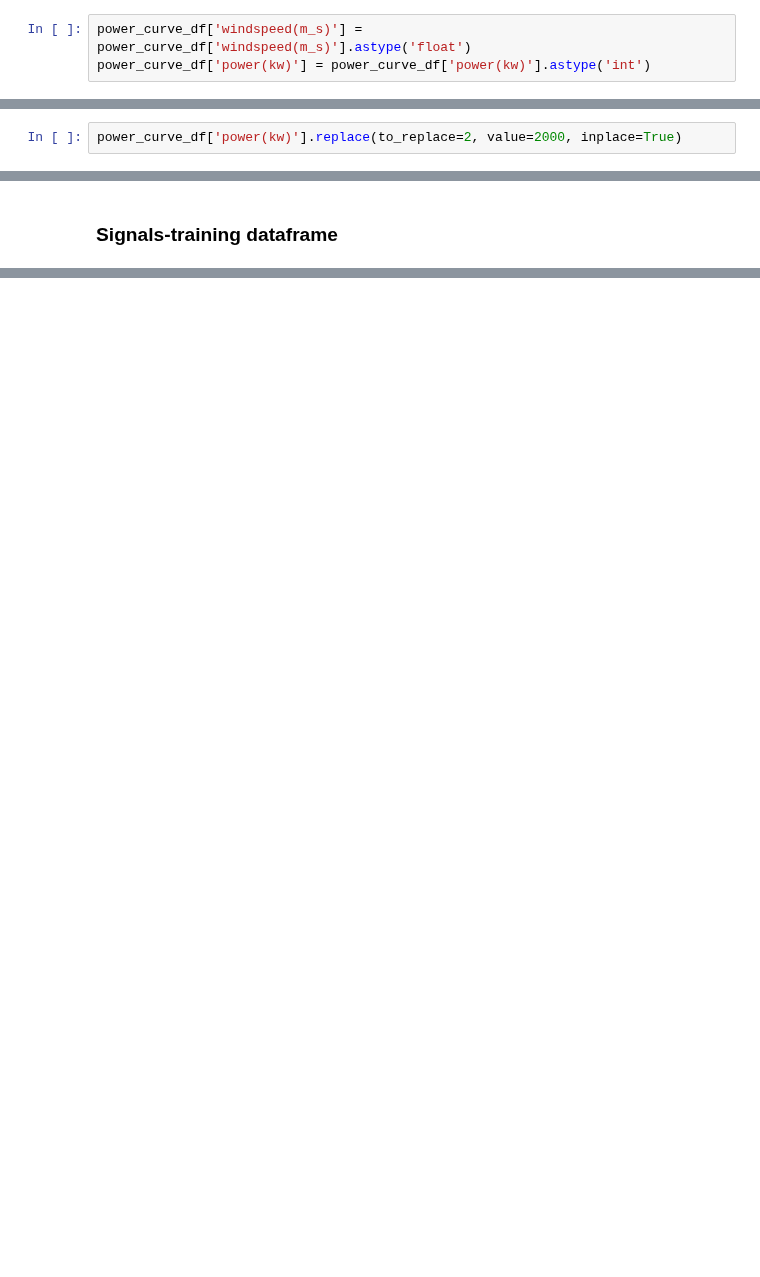
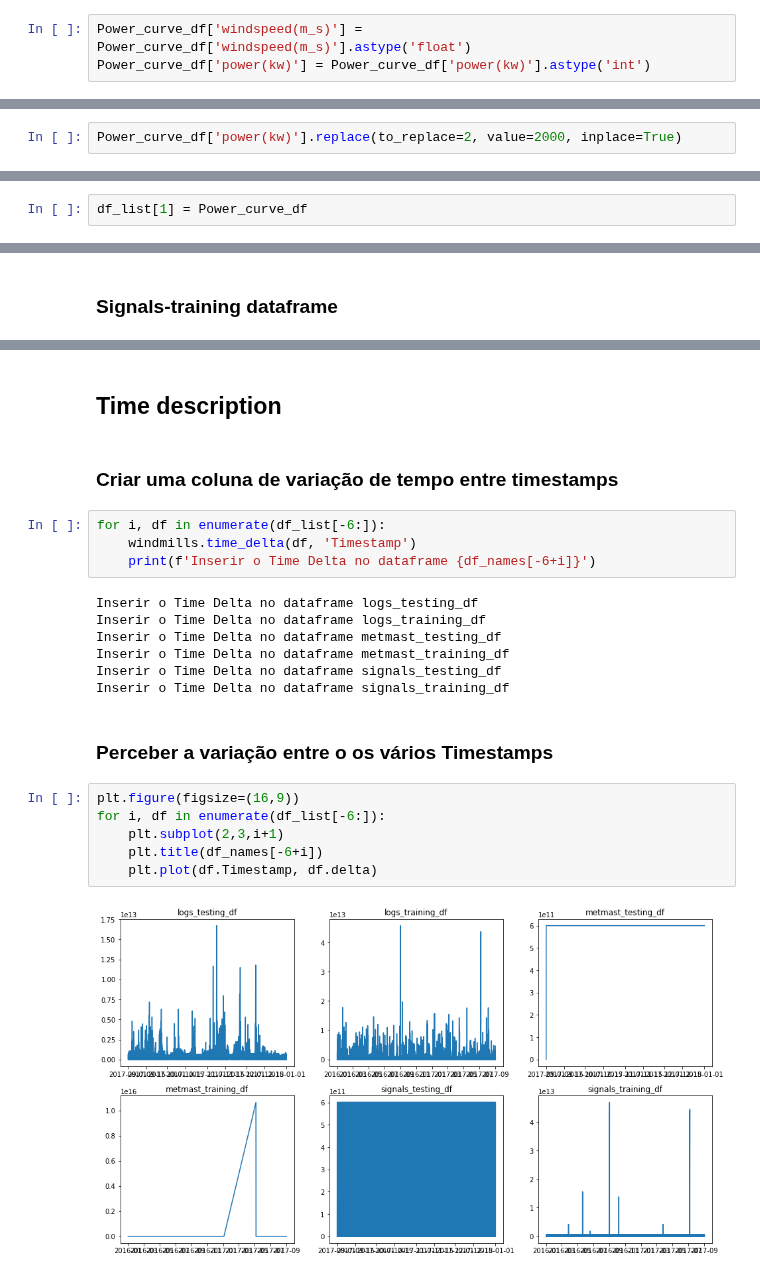
Before and after one commit to RicardoJPedro82/wmillfailprev, a Jupyter notebook: notebooks/Ricardo_exploration.ipynb, the cells around one changed output, grey strips where cells are left out. Cells and saved outputs as stored; diff of their text form; blank space fills up the shorter version.

```diff
--- a/notebooks/Ricardo_exploration.ipynb
+++ b/notebooks/Ricardo_exploration.ipynb
@@ -46,9 +87,9 @@ power_curve_df = pd.DataFrame(power_curve_df['Wind speed (m/s),Power (kW)'].str.
 # %% [markdown]
 #### Changing data types to float and int
 # %%
-power_curve_df['windspeed(m_s)'] = power_curve_df['windspeed(m_s)'].astype('float')
-power_curve_df['power(kw)'] = power_curve_df['power(kw)'].astype('int')
+Power_curve_df['windspeed(m_s)'] = Power_curve_df['windspeed(m_s)'].astype('float')
+Power_curve_df['power(kw)'] = Power_curve_df['power(kw)'].astype('int')
 # %% [markdown]
 #### Replacing 2 with 2000
 # %%
-power_curve_df['power(kw)'].replace(to_replace=2, value=2000, inplace=True)
+Power_curve_df['power(kw)'].replace(to_replace=2, value=2000, inplace=True)
@@ -57,2 +105,4 @@ power_curve_df
+# %%
+df_list[1] = Power_curve_df
 # %% [markdown]
 ### Failures training dataframe
@@ -160,0 +229,25 @@ signals_train_df
+# %% [markdown]
+## Time description
+# %% [markdown]
+### Criar uma coluna de variação de tempo entre timestamps
+# %%
+for i, df in enumerate(df_list[-6:]):
+    windmills.time_delta(df, 'Timestamp')
+    print(f'Inserir o Time Delta no dataframe {df_names[-6+i]}')
+# %% [output]
+Inserir o Time Delta no dataframe logs_testing_df
+Inserir o Time Delta no dataframe logs_training_df
+Inserir o Time Delta no dataframe metmast_testing_df
+Inserir o Time Delta no dataframe metmast_training_df
+Inserir o Time Delta no dataframe signals_testing_df
+Inserir o Time Delta no dataframe signals_training_df
+# %% [markdown]
+### Perceber a variação entre o os vários Timestamps
+# %%
+plt.figure(figsize=(16,9))
+for i, df in enumerate(df_list[-6:]):
+    plt.subplot(2,3,i+1)
+    plt.title(df_names[-6+i])
+    plt.plot(df.Timestamp, df.delta)
+# %% [output]
+[figure, added]
```
Also changed, not shown: parts of 51 cells of this notebook, 1 other file.
